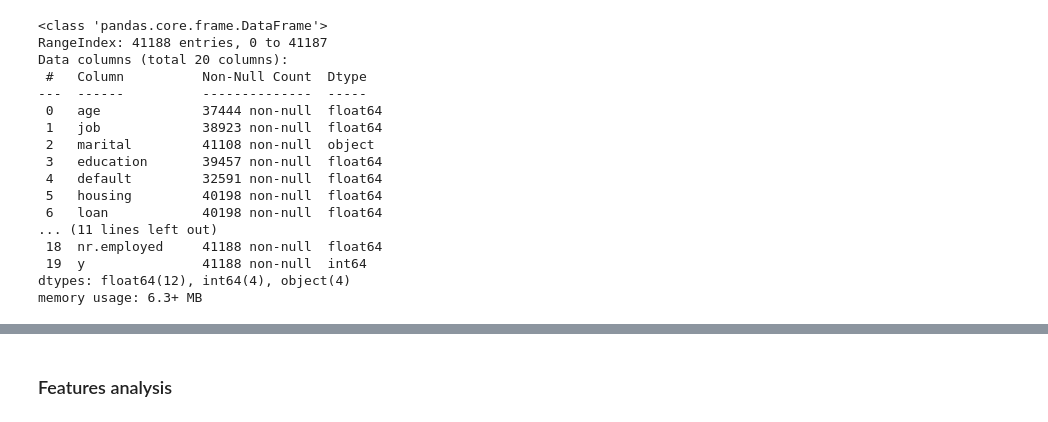
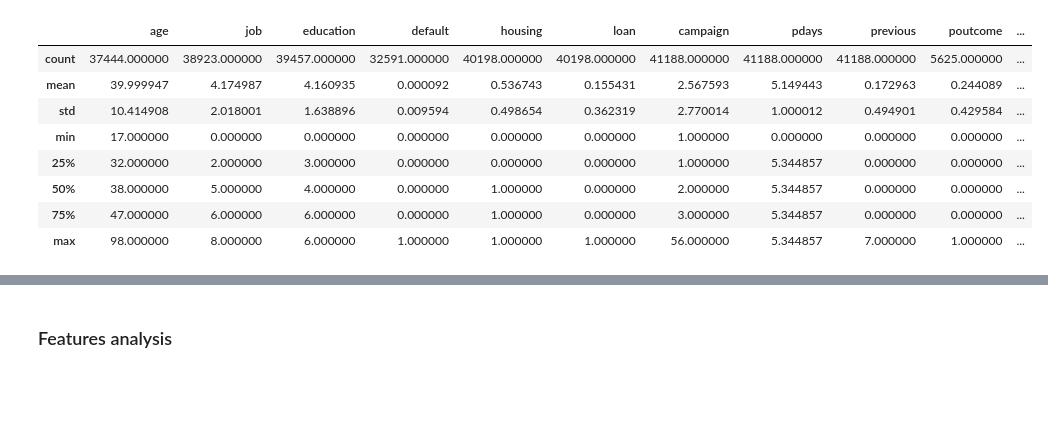
Before and after one commit to JumpyJumpy/Portuguese_Bank_Marketing_Data_Set, a Jupyter notebook: code/eda.ipynb, the cells around one changed output, grey strips where cells are left out. Cells and saved outputs as stored; diff of their text form; code cells hidden in the pictures; blank space fills up the shorter version.

```diff
--- a/code/eda.ipynb
+++ b/code/eda.ipynb
@@ -10,22 +10,14 @@ import matplotlib.patches as mpatches
 pd.set_option("display.max_columns", None)
 # %%
 bank = pd.read_csv("../data/bank.csv")
-bank.info()
+bank.describe()
 # %% [output]
-<class 'pandas.core.frame.DataFrame'>
-RangeIndex: 41188 entries, 0 to 41187
-Data columns (total 20 columns):
- #   Column          Non-Null Count  Dtype
----  ------          --------------  -----
- 0   age             37444 non-null  float64
- 1   job             38923 non-null  float64
- 2   marital         41108 non-null  object
- 3   education       39457 non-null  float64
- 4   default         32591 non-null  float64
- 5   housing         40198 non-null  float64
- 6   loan            40198 non-null  float64
-... (11 lines left out)
- 18  nr.employed     41188 non-null  float64
- 19  y               41188 non-null  int64
-dtypes: float64(12), int64(4), object(4)
-memory usage: 6.3+ MB
+|  | age | job | education | default | housing | loan | campaign | pdays | previous | poutcome | ... |
+| count | 37444.000000 | 38923.000000 | 39457.000000 | 32591.000000 | 40198.000000 | 40198.000000 | 41188.000000 | 41188.000000 | 41188.000000 | 5625.000000 | ... |
+| mean | 39.999947 | 4.174987 | 4.160935 | 0.000092 | 0.536743 | 0.155431 | 2.567593 | 5.149443 | 0.172963 | 0.244089 | ... |
+| std | 10.414908 | 2.018001 | 1.638896 | 0.009594 | 0.498654 | 0.362319 | 2.770014 | 1.000012 | 0.494901 | 0.429584 | ... |
+| min | 17.000000 | 0.000000 | 0.000000 | 0.000000 | 0.000000 | 0.000000 | 1.000000 | 0.000000 | 0.000000 | 0.000000 | ... |
+| 25% | 32.000000 | 2.000000 | 3.000000 | 0.000000 | 0.000000 | 0.000000 | 1.000000 | 5.344857 | 0.000000 | 0.000000 | ... |
+| 50% | 38.000000 | 5.000000 | 4.000000 | 0.000000 | 1.000000 | 0.000000 | 2.000000 | 5.344857 | 0.000000 | 0.000000 | ... |
+| 75% | 47.000000 | 6.000000 | 6.000000 | 0.000000 | 1.000000 | 0.000000 | 3.000000 | 5.344857 | 0.000000 | 0.000000 | ... |
+| max | 98.000000 | 8.000000 | 6.000000 | 1.000000 | 1.000000 | 1.000000 | 56.000000 | 5.344857 | 7.000000 | 1.000000 | ... |
```
Also changed, not shown: parts of 8 cells of this notebook, 5 other files.
